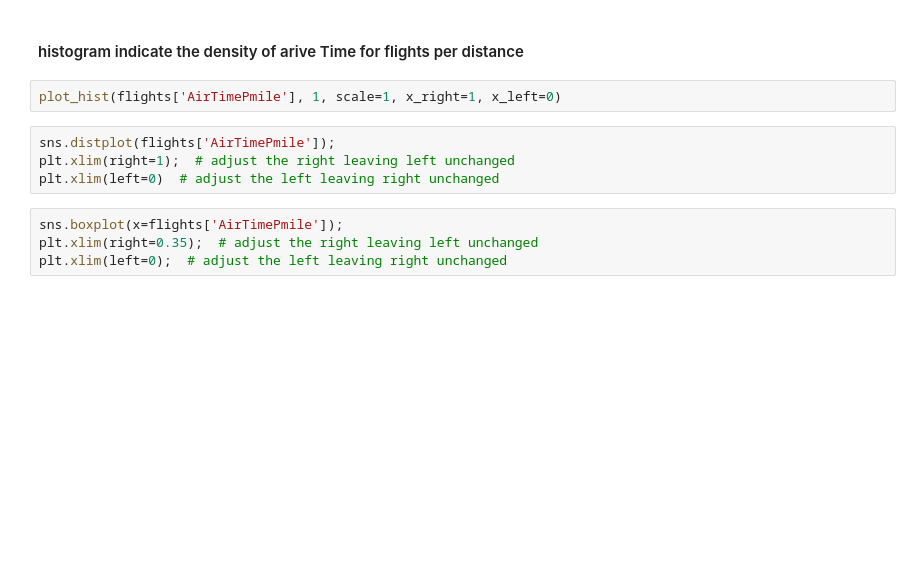
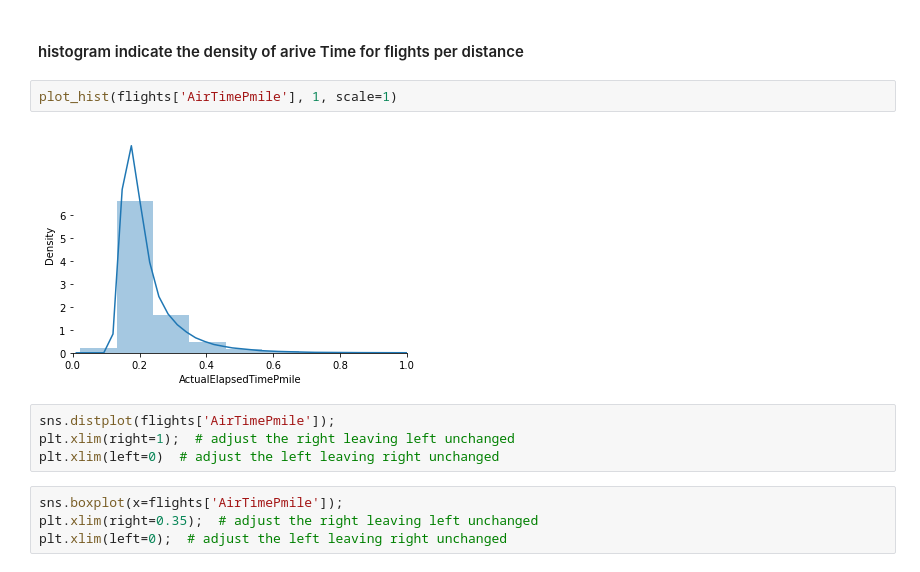
Before and after one commit to mlotfic/Communicate-Dtata-Finding, a Jupyter notebook: notebooks/exploration.ipynb, the cells around one changed output. Drawn from its saved outputs; the diff is of its cells as text; blank space fills up the shorter version.

```diff
--- a/notebooks/exploration.ipynb
+++ b/notebooks/exploration.ipynb
@@ -1247,7 +1346,9 @@ plt.xlim(left=0);  # adjust the left leaving right unchanged
 # %% [markdown]
 #### histogram indicate the density of arive Time for flights per distance
 # %%
-plot_hist(flights['AirTimePmile'], 1, scale=1, x_right=1, x_left=0)
+plot_hist(flights['AirTimePmile'], 1, scale=1)
+# %% [output]
+[figure, added]
 # %%
 sns.distplot(flights['AirTimePmile']);
 plt.xlim(right=1);  # adjust the right leaving left unchanged
```
Also changed, not shown: parts of 17 cells of this notebook, 1 other file.
